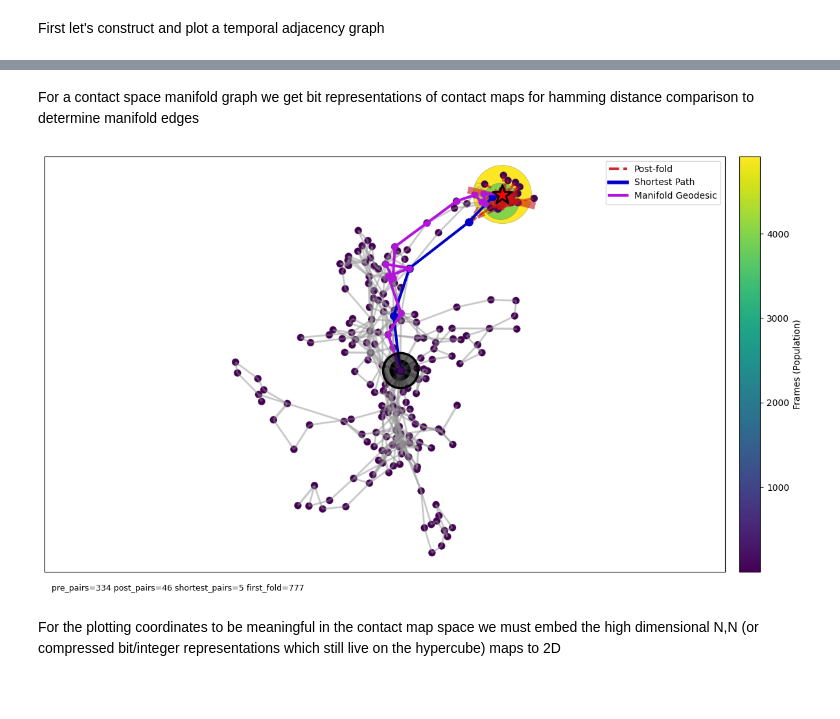
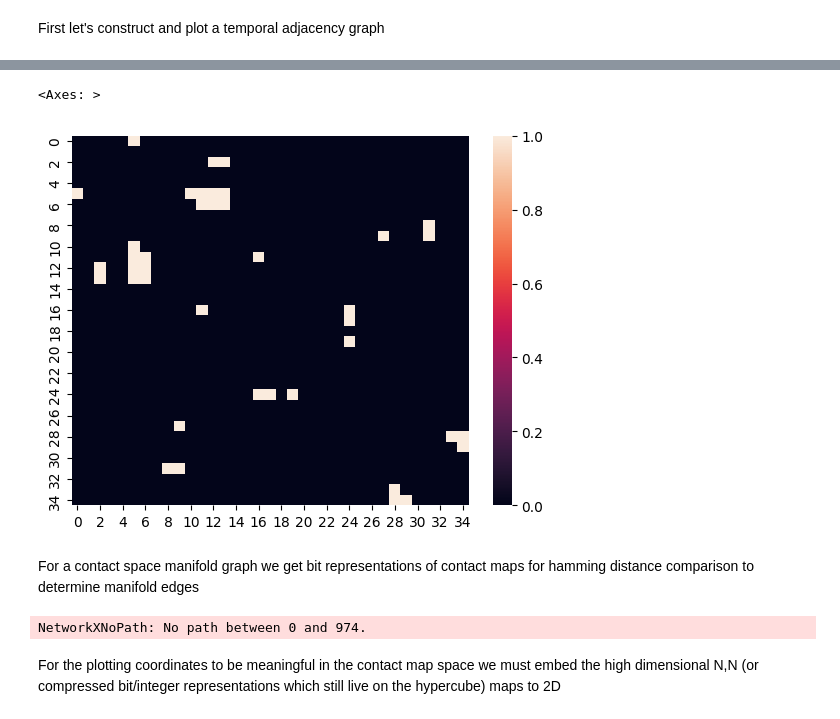
Before and after one commit to HPuntu/protein_folding_graphs, a Jupyter notebook: example_usage_villin.ipynb, the cells around one changed output, grey strips where cells are left out. Drawn from its saved outputs; the diff is of its cells as text; code cells hidden in the pictures; blank space fills up the shorter version.

```diff
--- a/example_usage_villin.ipynb
+++ b/example_usage_villin.ipynb
@@ -47,3 +49,10 @@ coords loaded
+# %%
+u = mda.Universe(pdb)
+native_contact_map = contacts.get_contact_maps(u=u, seq_sep=5)[0] # get contact map
+sns.heatmap(native_contact_map)
+# %% [output]
+<Axes: >
+[figure, added]
 # %% [markdown]
 For a contact space manifold graph we get bit representations of contact maps for hamming distance comparison to determine manifold edges
 # %%
@@ -79,11 +88,11 @@ custom_paths = {
 # this plotting function by default plots the shortest path over manifold+temporal edges (blue)
 # with above custom_paths with path_m we ad violet manifold geodesic path
 fig, ax = plotting.plot_graph_auto(G, frame_to_uid, unique_maps=unique_maps, unique_indices=inds, interactive=False, count_multiplicity=True,
-                                   custom_paths=custom_paths,
+                                   custom_paths=custom_paths, post_fold_red=False,
                                    title="")
 plt.show()
 # %% [output]
-[figure, removed]
+NetworkXNoPath: No path between 0 and 974.
 # %% [markdown]
 For the plotting coordinates to be meaningful in the contact map space we must embed the high dimensional N,N (or compressed bit/integer representations which still live on the hypercube) maps to 2D
 # %%
```
Also changed, not shown: parts of 6 cells of this notebook, 1 other file.
